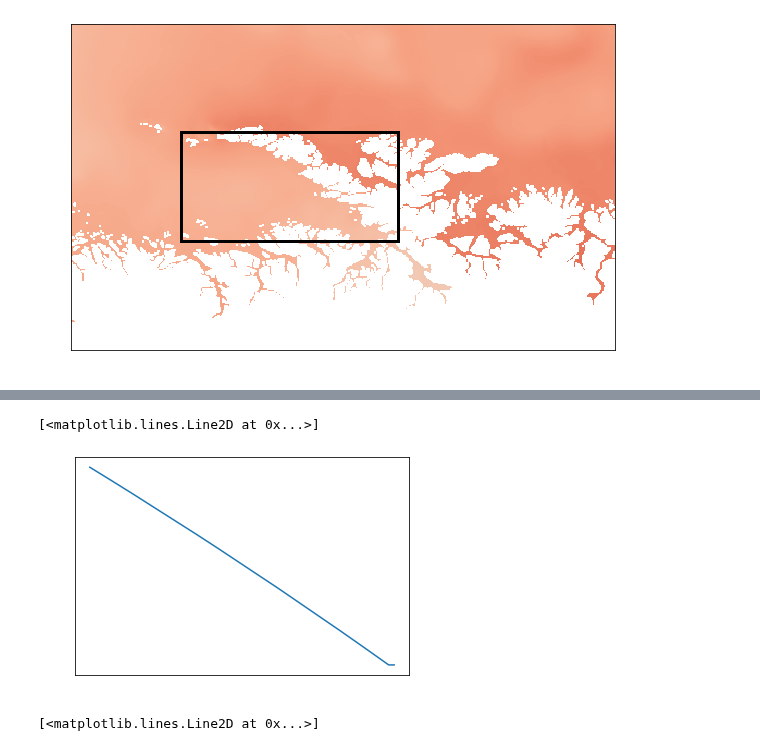
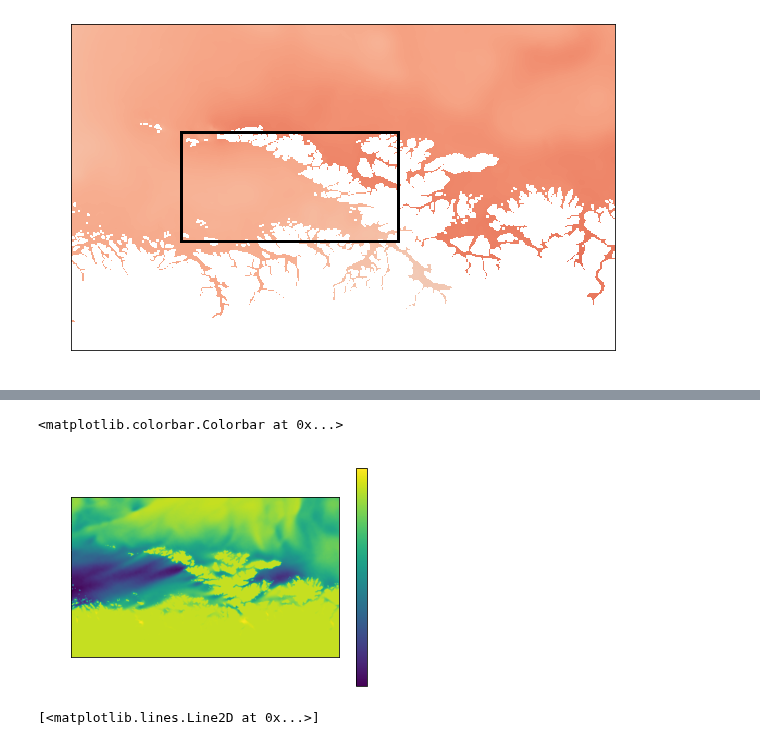
Before and after one commit to sintefmath/multilevelDA, a Jupyter notebook: notebooks/MultiResSim-GhostCellFix.ipynb, the cells around one changed output, grey strips where cells are left out. Drawn from its saved outputs; the diff is of its cells as text; code cells hidden in the pictures.

Commit message:
Notebooks for developing test for textures

```diff
--- a/notebooks/MultiResSim-GhostCellFix.ipynb
+++ b/notebooks/MultiResSim-GhostCellFix.ipynb
@@ -42,6 +42,7 @@ from gpuocean.utils import IPythonMagic, NetCDFInitialization
 As initial and boundary conditions to the simulation, we use data from the Norkyst800 s-level files:
 # %%
 nk800_url  = ["/sintef/data/NorKyst800/ocean_his.an.20190716.nc"]
+nk800_url  = "C:\\Users\\florianb\\Documents\\havvarsel-data\\ocean_his.an.20190716.nc"
 
 data_args = NetCDFInitialization.removeMetadata(NetCDFInitialization.getInitialConditionsNorKystCases(nk800_url, "lofoten", download_data=False, norkyst_data=False))
 data_args.keys()
@@ -86,17 +111,15 @@ ax.add_patch(area)
 # %%
 from gpuocean.utils import Common
 texref = Common.CUDAArray2D(sim.gpu_stream, sim.nx, sim.ny, 2,2, np.zeros((sim.ny+4,sim.nx+4)))
-get_tex = sim.kernel.get_function("sample_texture")
-get_tex.prepare("Piffffii")
-get_tex.prepared_async_call(sim.global_size,sim.local_size,sim.gpu_stream, texref.data.gpudata, np.int32(0),
-                            np.float32(0.5), np.float32(1.0), np.float32(0.0), np.float32(1.0), np.int32(sim.nx+4), np.int32(sim.ny+4))
-# plt.imshow(texref.data.get())
-# plt.colorbar()
+get_tex = sim.kernel.get_function("get_texture")
+get_tex.prepare("Pi")
+get_tex.prepared_async_call(sim.global_size,sim.local_size,sim.gpu_stream, texref.data.gpudata, np.int32(2))
 
-plt.plot(texref.data.get()[-1])
+plt.imshow(texref.data.get())
+plt.colorbar()
 # %% [output]
-[<matplotlib.lines.Line2D at 0x...>]
+<matplotlib.colorbar.Colorbar at 0x...>
-[figure, old version]
+[figure, new version]
 # %%
 # plt.imshow(NetCDFInitialization.get_texture(sim, "angle_tex"))
 # plt.colorbar()
```
Also changed, not shown: parts of 9 cells of this notebook, 2 other files.
